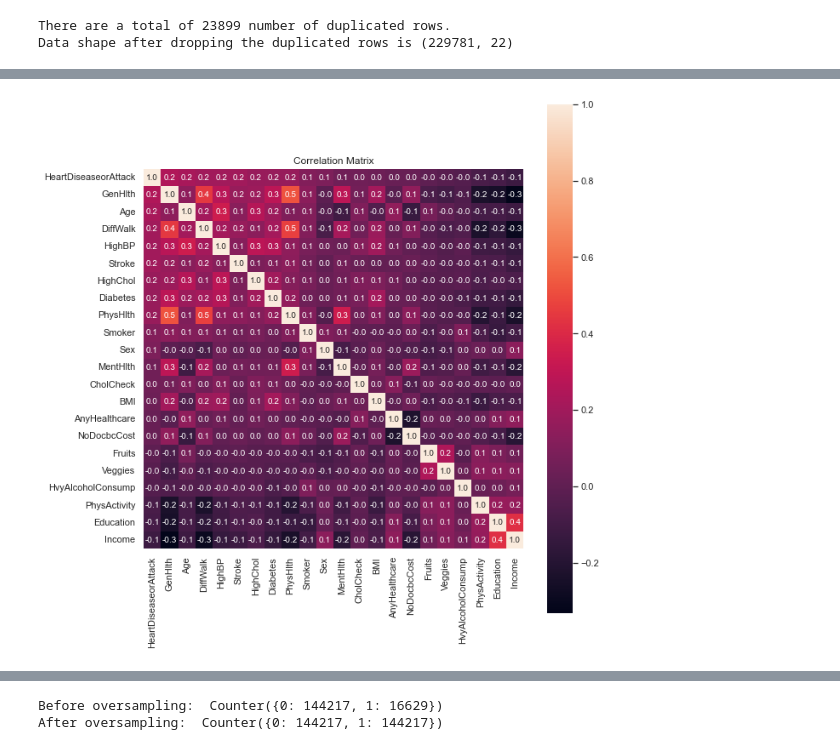
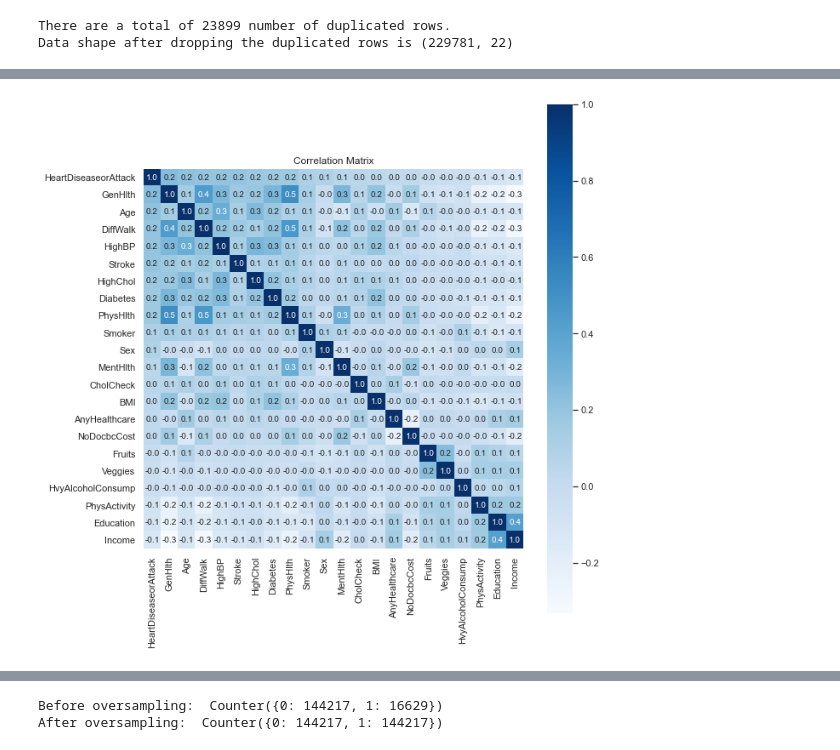
Before and after one commit to akhil97/Data_Mining_project-T4-DATS6103, a Jupyter notebook: model_building_final.ipynb, the cells around one changed output, grey strips where cells are left out. Cells and saved outputs as stored; diff of their text form; code cells hidden in the pictures.

```diff
--- a/model_building_final.ipynb
+++ b/model_building_final.ipynb
@@ -61,16 +63,19 @@ sns.countplot(x = df["HeartDiseaseorAttack"])
 # %%
 # Correlation plot for the dataset to see which variables are correlated to each other
 correlation_matrix = df.corr()
 k = 22 # number of variables for heatmap
 cols = correlation_matrix.nlargest(k,'HeartDiseaseorAttack')['HeartDiseaseorAttack'].index
 cm = np.corrcoef(df[cols].values.T)
 sns.set(font_scale = 1)
 fig, ax = plt.subplots(figsize = (10, 11))  # Sample figsize in inches
-hm = sns.heatmap(cm, cbar=True, annot=True, square=True, fmt='.01f', annot_kws={'size': 10}, yticklabels=cols.values, xticklabels=cols.values,ax=ax)
+hm = sns.heatmap(cm, cbar=True, cmap = "Blues",
+                 annot=True, square=True,
+                 fmt='.01f', annot_kws={'size': 10},
+                 yticklabels=cols.values, xticklabels=cols.values,ax=ax)
 plt.title("Correlation Matrix")
 plt.show()
 # %% [output]
-[figure, old version]
+[figure, new version]
 # %%
 #data statistics
 #cor_matrix = df.corr().abs()
```
Also changed, not shown: parts of 20 cells of this notebook.
